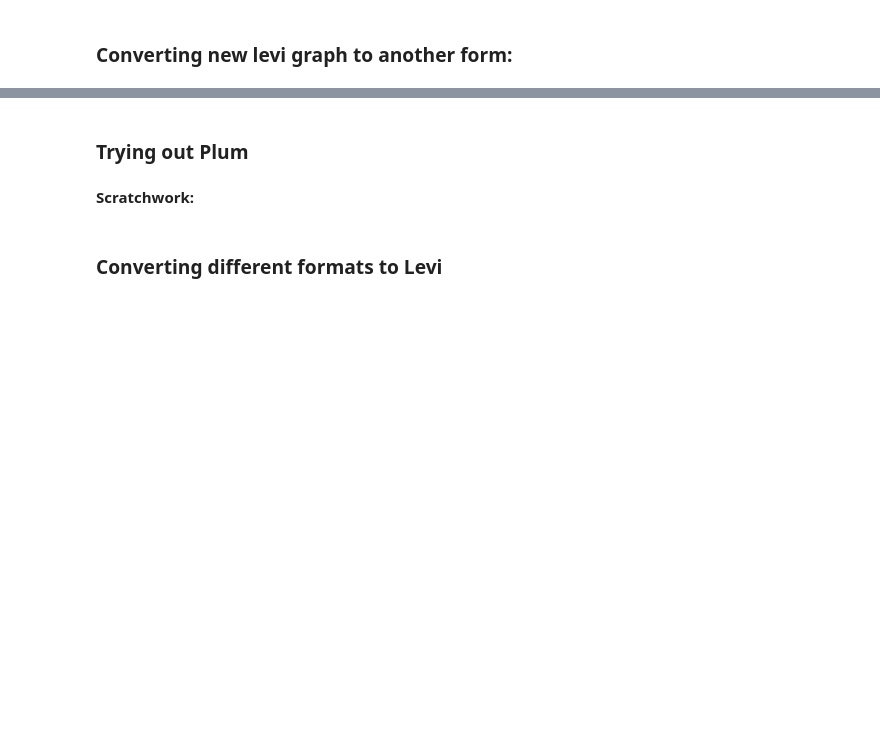
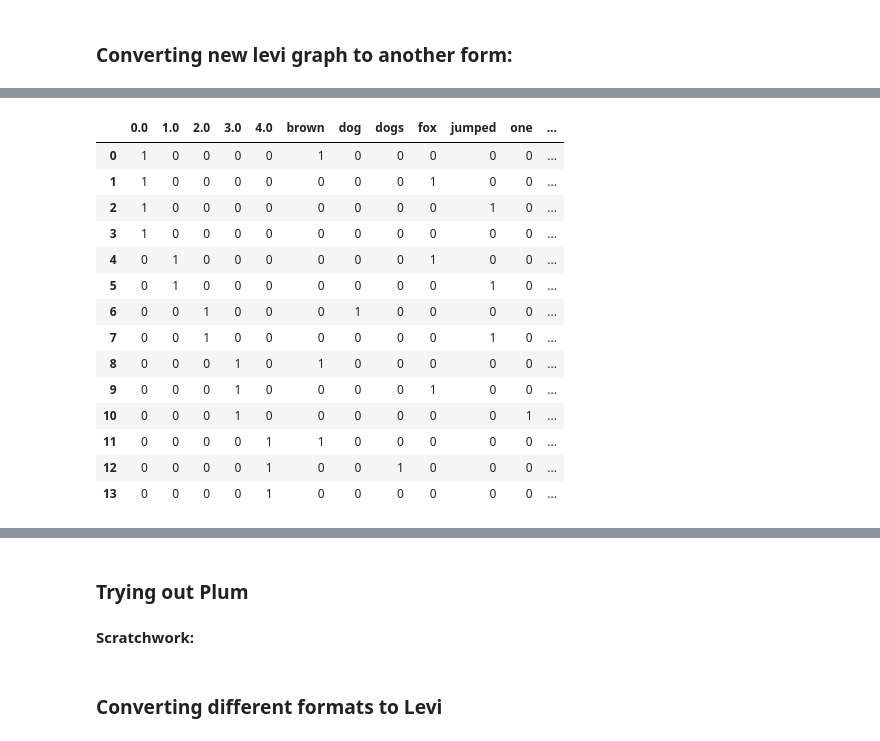
Before and after one commit to usnistgov/grabble, a Jupyter notebook: notebooks/python_decorator.ipynb, the cells around one changed output, grey strips where cells are left out. Saved outputs shown, nothing was run; the diff lists cells and outputs as text; code cells hidden in the pictures; blank space fills up the shorter version.

Commit message:
Getting things to work with new_levi and making another new levi from it, plus gen cleanup

```diff
--- a/notebooks/python_decorator.ipynb
+++ b/notebooks/python_decorator.ipynb
@@ -260,4 +286,4 @@ IndentationError: unexpected indent (1153861974.py, line 3)
 # %%
-new_levi = levi_series.levi.to_new_levi
-new_levi.to_frame()
+new_levi = levi_series.levi.to_new_levi()
+new_levi
 # %% [output]
@@ -312,2 +347,19 @@ new_levi.levi.to_adjacency
 # %%
-new_levi.levi.to_biadjacency
+new_levi_biadjacency = new_levi.levi.to_biadjacency()
+new_levi_biadjacency
+# %% [output]
+|  | 0.0 | 1.0 | 2.0 | 3.0 | 4.0 | brown | dog | dogs | fox | jumped | one | ... |
+| 0 | 1 | 0 | 0 | 0 | 0 | 1 | 0 | 0 | 0 | 0 | 0 | ... |
+| 1 | 1 | 0 | 0 | 0 | 0 | 0 | 0 | 0 | 1 | 0 | 0 | ... |
+| 2 | 1 | 0 | 0 | 0 | 0 | 0 | 0 | 0 | 0 | 1 | 0 | ... |
+| 3 | 1 | 0 | 0 | 0 | 0 | 0 | 0 | 0 | 0 | 0 | 0 | ... |
+| 4 | 0 | 1 | 0 | 0 | 0 | 0 | 0 | 0 | 1 | 0 | 0 | ... |
+| 5 | 0 | 1 | 0 | 0 | 0 | 0 | 0 | 0 | 0 | 1 | 0 | ... |
+| 6 | 0 | 0 | 1 | 0 | 0 | 0 | 1 | 0 | 0 | 0 | 0 | ... |
+| 7 | 0 | 0 | 1 | 0 | 0 | 0 | 0 | 0 | 0 | 1 | 0 | ... |
+| 8 | 0 | 0 | 0 | 1 | 0 | 1 | 0 | 0 | 0 | 0 | 0 | ... |
+| 9 | 0 | 0 | 0 | 1 | 0 | 0 | 0 | 0 | 1 | 0 | 0 | ... |
+| 10 | 0 | 0 | 0 | 1 | 0 | 0 | 0 | 0 | 0 | 0 | 1 | ... |
+| 11 | 0 | 0 | 0 | 0 | 1 | 1 | 0 | 0 | 0 | 0 | 0 | ... |
+| 12 | 0 | 0 | 0 | 0 | 1 | 0 | 0 | 1 | 0 | 0 | 0 | ... |
+| 13 | 0 | 0 | 0 | 0 | 1 | 0 | 0 | 0 | 0 | 0 | 0 | ... |
```
Also changed, not shown: parts of 60 cells of this notebook, 2 other files.
